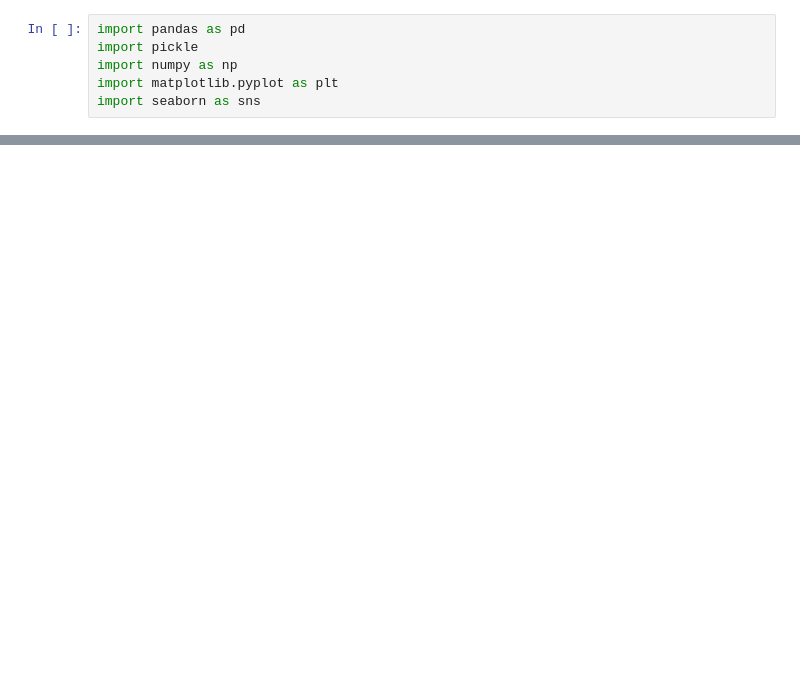
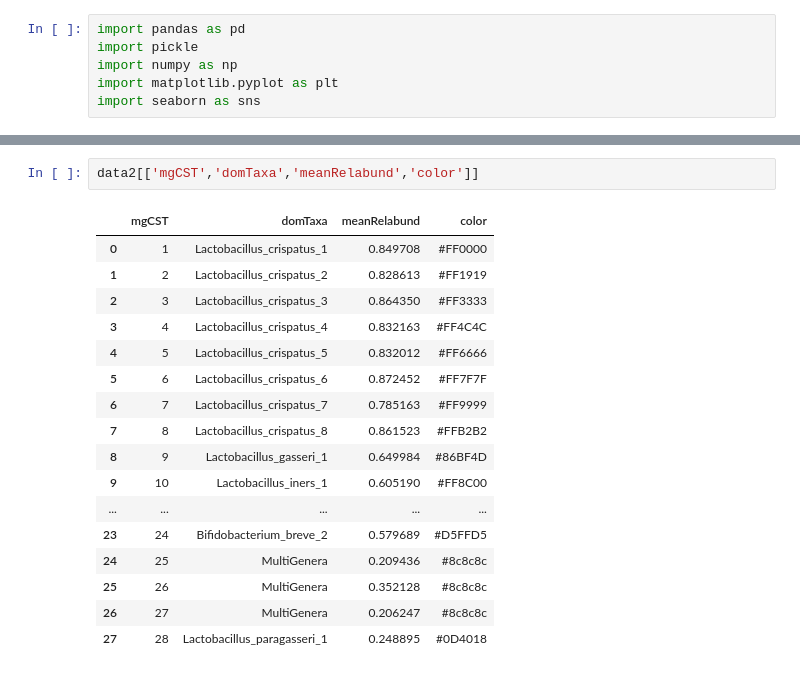
Before and after one commit to AmauryMaros/mgss2, a Jupyter notebook: draft.ipynb, the cells around one changed output, grey strips where cells are left out. Cells and saved outputs as stored; diff of their text form; blank space fills up the shorter version.

```diff
--- a/draft.ipynb
+++ b/draft.ipynb
@@ -127,0 +138,20 @@ g.grid(False)
+# %%
+data2[['mgCST','domTaxa','meanRelabund','color']]
+# %% [output]
+|  | mgCST | domTaxa | meanRelabund | color |
+| 0 | 1 | Lactobacillus_crispatus_1 | 0.849708 | #FF0000 |
+| 1 | 2 | Lactobacillus_crispatus_2 | 0.828613 | #FF1919 |
+| 2 | 3 | Lactobacillus_crispatus_3 | 0.864350 | #FF3333 |
+| 3 | 4 | Lactobacillus_crispatus_4 | 0.832163 | #FF4C4C |
+| 4 | 5 | Lactobacillus_crispatus_5 | 0.832012 | #FF6666 |
+| 5 | 6 | Lactobacillus_crispatus_6 | 0.872452 | #FF7F7F |
+| 6 | 7 | Lactobacillus_crispatus_7 | 0.785163 | #FF9999 |
+| 7 | 8 | Lactobacillus_crispatus_8 | 0.861523 | #FFB2B2 |
+| 8 | 9 | Lactobacillus_gasseri_1 | 0.649984 | #86BF4D |
+| 9 | 10 | Lactobacillus_iners_1 | 0.605190 | #FF8C00 |
+| ... | ... | ... | ... | ... |
+| 23 | 24 | Bifidobacterium_breve_2 | 0.579689 | #D5FFD5 |
+| 24 | 25 | MultiGenera | 0.209436 | #8c8c8c |
+| 25 | 26 | MultiGenera | 0.352128 | #8c8c8c |
+| 26 | 27 | MultiGenera | 0.206247 | #8c8c8c |
+| 27 | 28 | Lactobacillus_paragasseri_1 | 0.248895 | #0D4018 |
```
Also changed, not shown: parts of 3 cells of this notebook, 10 other files.
